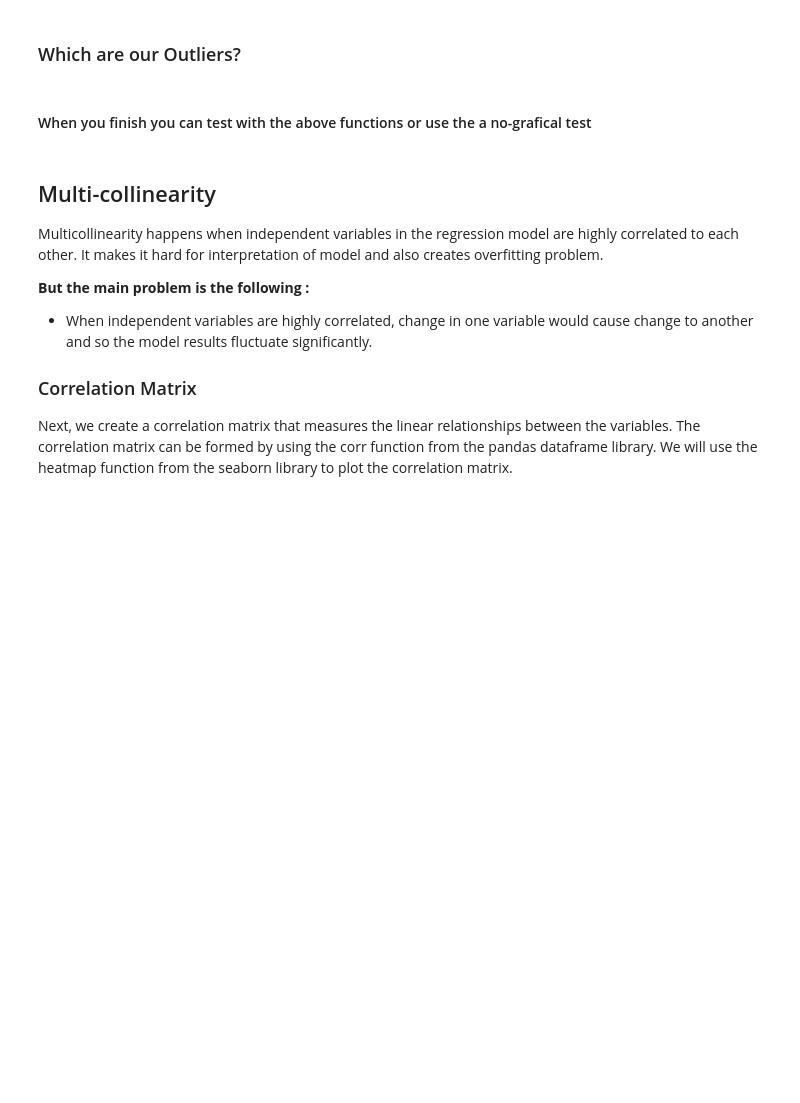
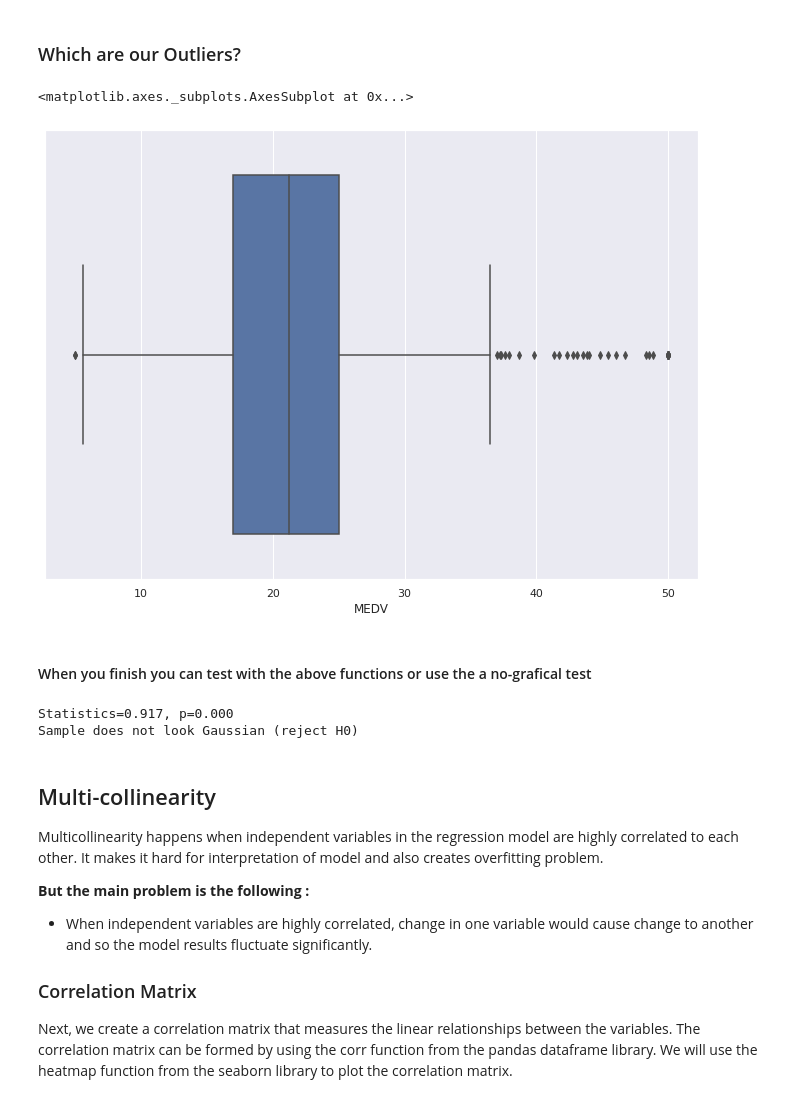
Before and after one commit to quasar95/Lectures_machinelearningbasics_nomath, a Jupyter notebook: Day1.ipynb, the cells around one changed output. Saved outputs shown, nothing was run; the diff lists cells and outputs as text; code cells hidden in the pictures; blank space fills up the shorter version.

```diff
--- a/Day1.ipynb
+++ b/Day1.ipynb
@@ -133,2 +144,5 @@ boston.head()
 # %%
 # What about the target?
+
+boston['MEDV'] = boston_dataset.target
+boston.head()
@@ -205,6 +254,11 @@ plt.show()
 ### Which are our Outliers?
 # %%
 ## Suggestion! But consider that creativity is your best tool!
+
+sns.boxplot(x=boston['MEDV'])
+# %% [output]
+<matplotlib.axes._subplots.AxesSubplot at 0x...>
+[figure, added]
 # %% [markdown]
 #### When you finish you can test with the above functions or use the a no-grafical test
 # %%
@@ -220,6 +274,9 @@ if p > alpha:
 	print('Sample looks Gaussian (fail to reject H0)')
 else:
 	print('Sample does not look Gaussian (reject H0)')
+# %% [output]
+Statistics=0.917, p=0.000
+Sample does not look Gaussian (reject H0)
 # %% [markdown]
 ## Multi-collinearity
 
```
Also changed, not shown: parts of 63 cells of this notebook.
